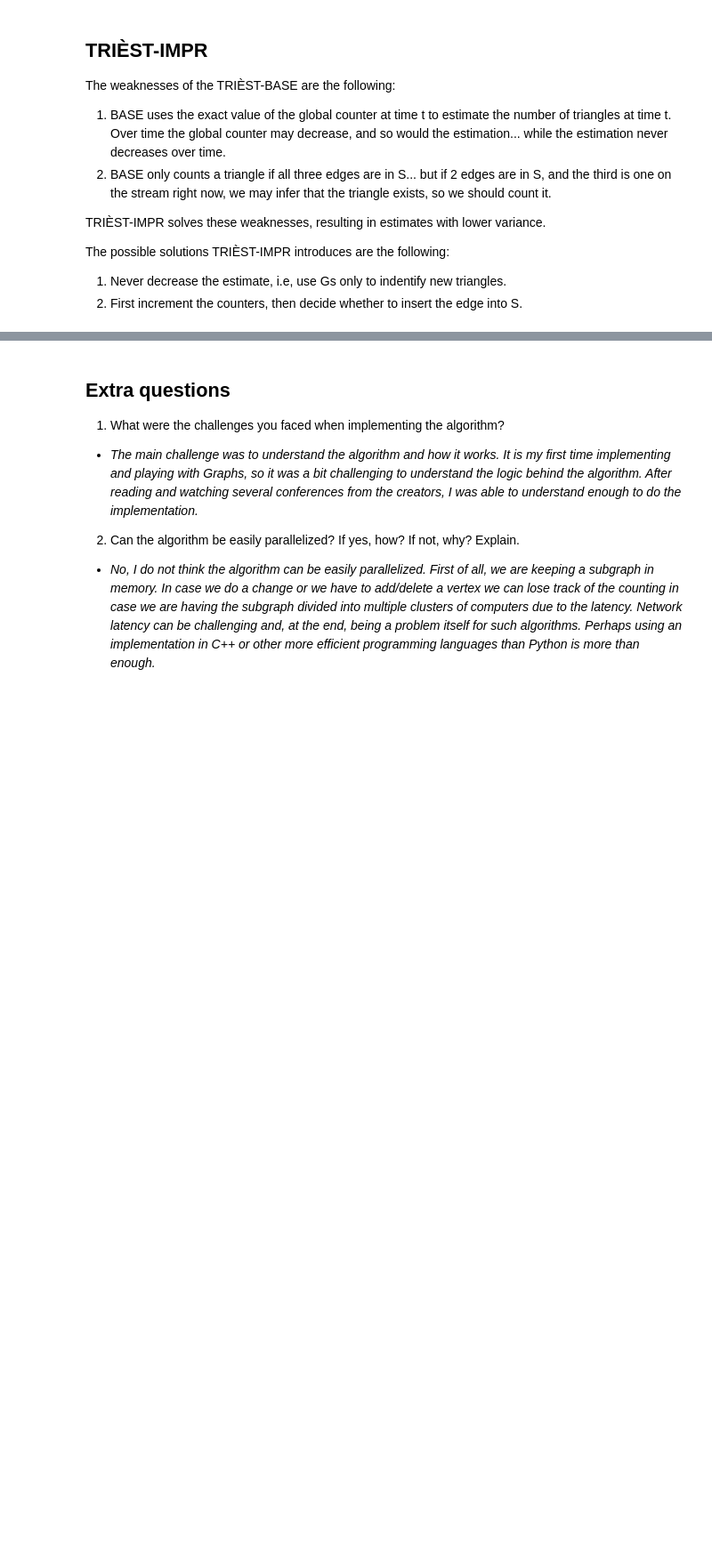
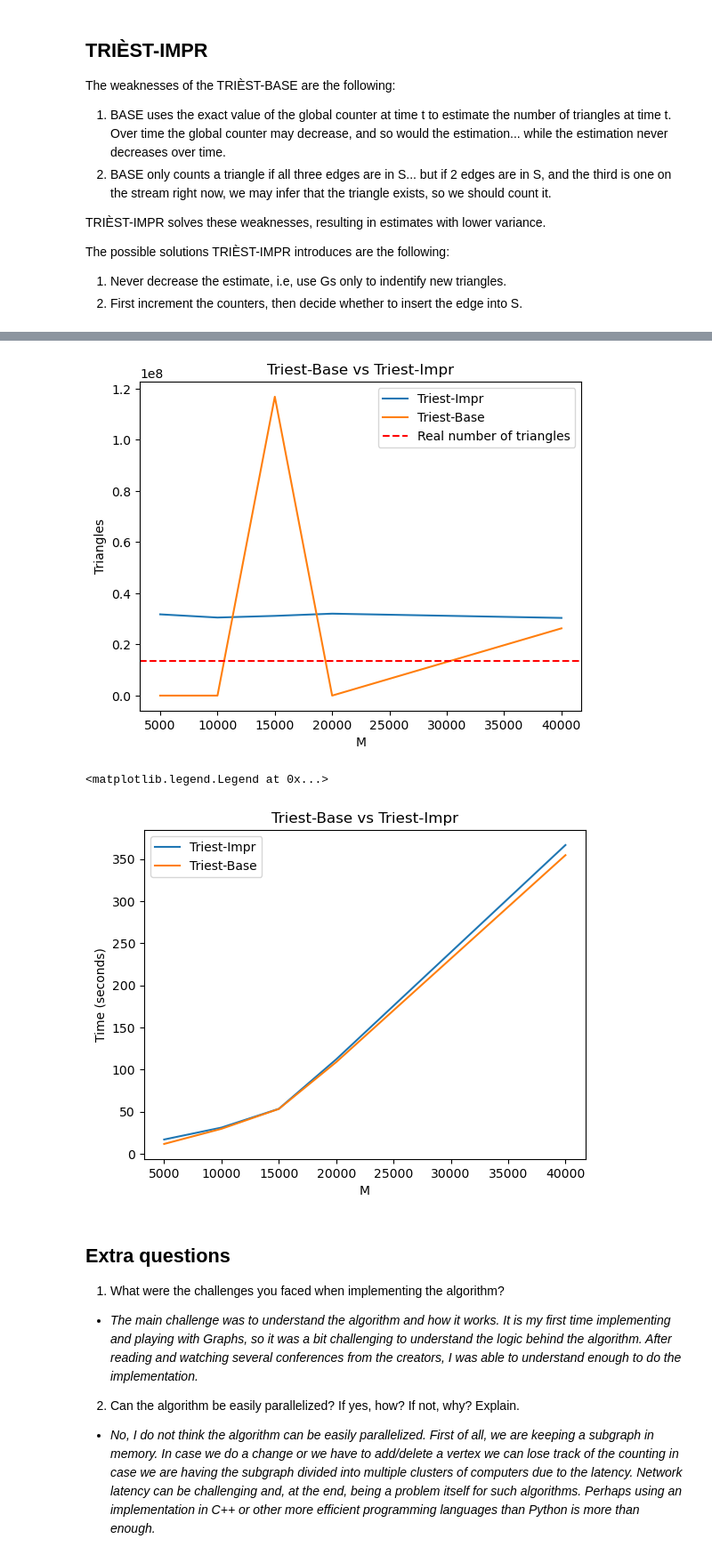
Before and after one commit to alinakhan5768/ID2222, a Jupyter notebook: hw3/homework3.ipynb, the cells around one changed output, grey strips where cells are left out. Shown at 89% size. Saved outputs shown, nothing was run; the diff lists cells and outputs as text; code cells hidden in the pictures; blank space fills up the shorter version.

```diff
--- a/hw3/homework3.ipynb
+++ b/hw3/homework3.ipynb
@@ -330,3 +306,21 @@ Local triangles estimate: {54356: 2022532, 84871: 2022532, 865843: 2022532, 5929
+# %%
+plt.title('Triest-Base vs Triest-Impr')
+plt.plot(m_values, global_triangle_estimates_impr, label='Triest-Impr')
+plt.plot(m_values, global_triangle_estimates_base, label='Triest-Base')
+plt.xlabel('M'); plt.ylabel('Triangles')
+plt.axhline(real_number_of_triangles, linestyle='--', color='r', label='Real number of triangles')
+plt.legend()
+plt.show()
+
+plt.title('Triest-Base vs Triest-Impr')
+plt.plot(m_values, [t.total_seconds() for t in timings_impr], label='Triest-Impr')
+plt.plot(m_values, [t.total_seconds() for t in timings_base], label='Triest-Base')
+plt.xlabel('M'); plt.ylabel('Time (seconds)')
+plt.legend()
+# %% [output]
+[figure, added]
+<matplotlib.legend.Legend at 0x...>
+[figure, added]
 # %% [markdown]
 ## Extra questions
 
```
Also changed, not shown: parts of 5 cells of this notebook, 2 other files.
